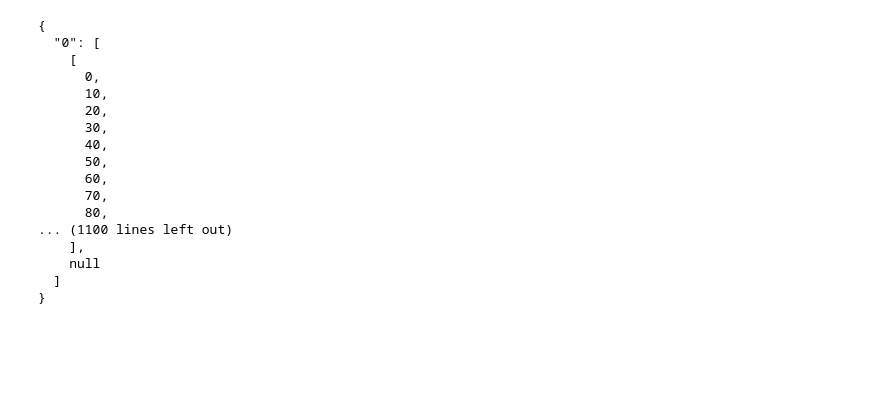
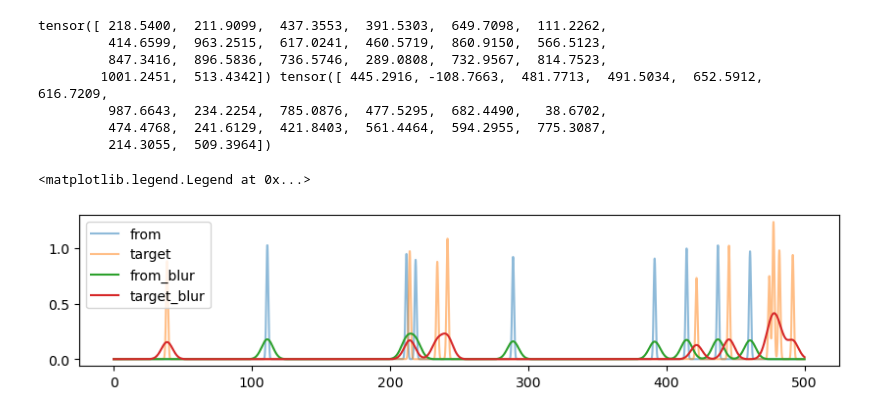
Before and after one commit to NeutrinoLiu/DecafGS, a Jupyter notebook: notebooks/test.ipynb, the cells around one changed output. Saved outputs shown, nothing was run; the diff lists cells and outputs as text; code cells hidden in the pictures; blank space fills up the shorter version.

```diff
--- a/notebooks/test.ipynb
+++ b/notebooks/test.ipynb
@@ -53,23 +1,43 @@ class RoutineMgr:
-# %%
-a = RoutineMgr(None, list(range(300)))
-
-import json
-print(json.dumps(a.fence_by_fence_routine(10, 1, 1), indent=2))
-# %% [output]
-{
-  "0": [
-    [
-      0,
-      10,
-      20,
-      30,
-      40,
-      50,
-      60,
-      70,
-      80,
-... (1100 lines left out)
-    ],
-    null
-  ]
-}
+# %%
+import matplotlib.pyplot as plt
+import torch
+from torch.nn import functional as F
+torch.random.manual_seed(0)
+
+plt.figure(figsize=(10, 2))
+canvas_range = 500
+
+x_ticks = torch.arange(0, canvas_range, 0.01, dtype=torch.float32)
+gs = lambda miu: torch.exp(-(x_ticks - miu)**2) * (torch.randn(1) * 0.1 + 1)
+a_idx = torch.randn(20) * canvas_range/2 + canvas_range
+a_ops = torch.randn(20) * 0.3 + 1
+a = sum([gs(i) for i in a_idx.tolist()])
+b_idx = torch.randn(20) * canvas_range/2 + canvas_range
+b_ops = torch.randn(20) * 0.3 + 1
+b = sum([gs(i) for i in b_idx.tolist()])
+print(a_idx, b_idx)
+
+normalize = lambda x: (x - x.min()) / (x.max() - x.min())
+gaussian_blur = lambda v, r: F.conv1d(
+    v.view(1, 1, -1),  # reshape to [batch, channel, length]
+    torch.exp(-torch.arange(-3*r, 3*r+1)**2 / (2*r**2)).view(1, 1, -1) / (r * (2*torch.pi)**0.5),  # gaussian kernel
+    padding='same'
+).view(-1)  # reshape back to original
+
+plt.plot(x_ticks,   a, label='from', alpha=0.5)
+plt.plot(x_ticks,   b, label='target', alpha=0.5)
+blured_a = gaussian_blur(a, 400)
+blured_b = gaussian_blur(b, 400)
+plt.plot(x_ticks, blured_a, label='from_blur', alpha=1)
+plt.plot(x_ticks, blured_b, label='target_blur', alpha=1)
+plt.legend()
+# %% [output]
+tensor([ 218.5400,  211.9099,  437.3553,  391.5303,  649.7098,  111.2262,
+         414.6599,  963.2515,  617.0241,  460.5719,  860.9150,  566.5123,
+         847.3416,  896.5836,  736.5746,  289.0808,  732.9567,  814.7523,
+        1001.2451,  513.4342]) tensor([ 445.2916, -108.7663,  481.7713,  491.5034,  652.5912,  616.7209,
+         987.6643,  234.2254,  785.0876,  477.5295,  682.4490,   38.6702,
+         474.4768,  241.6129,  421.8403,  561.4464,  594.2955,  775.3087,
+         214.3055,  509.3964])
+<matplotlib.legend.Legend at 0x...>
+[figure, added]
```
Also changed, not shown: parts of 1 cell of this notebook, 8 other files.
